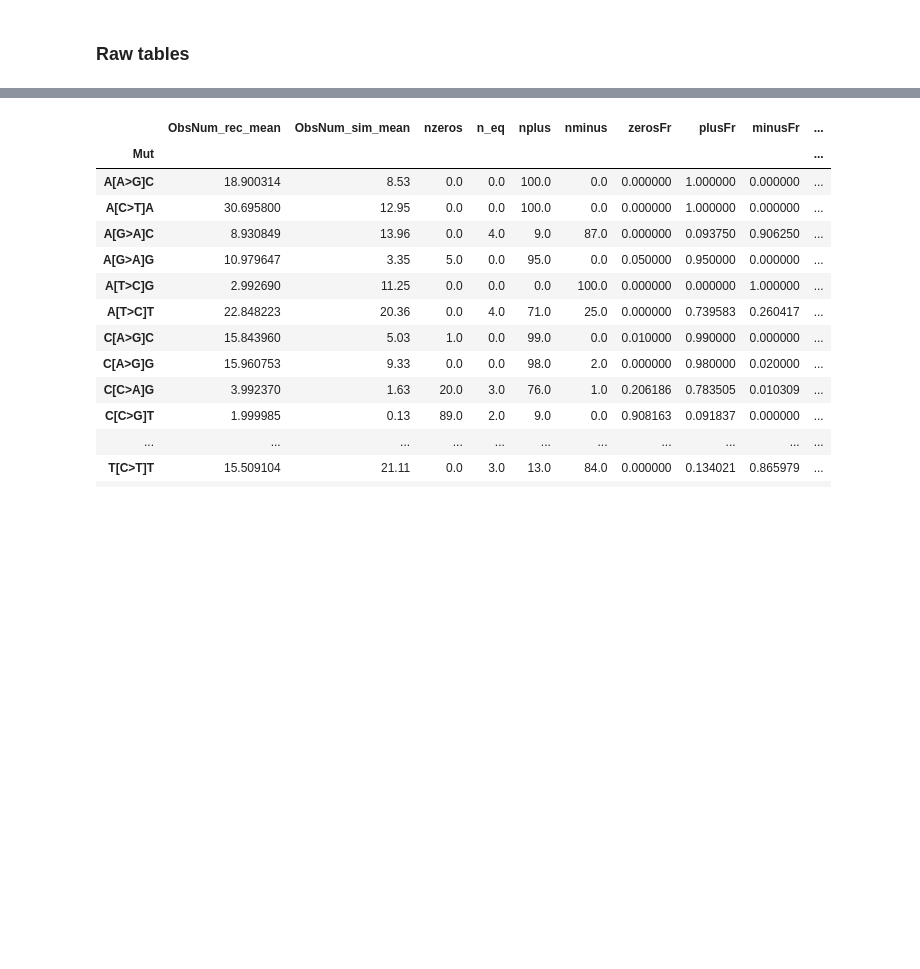
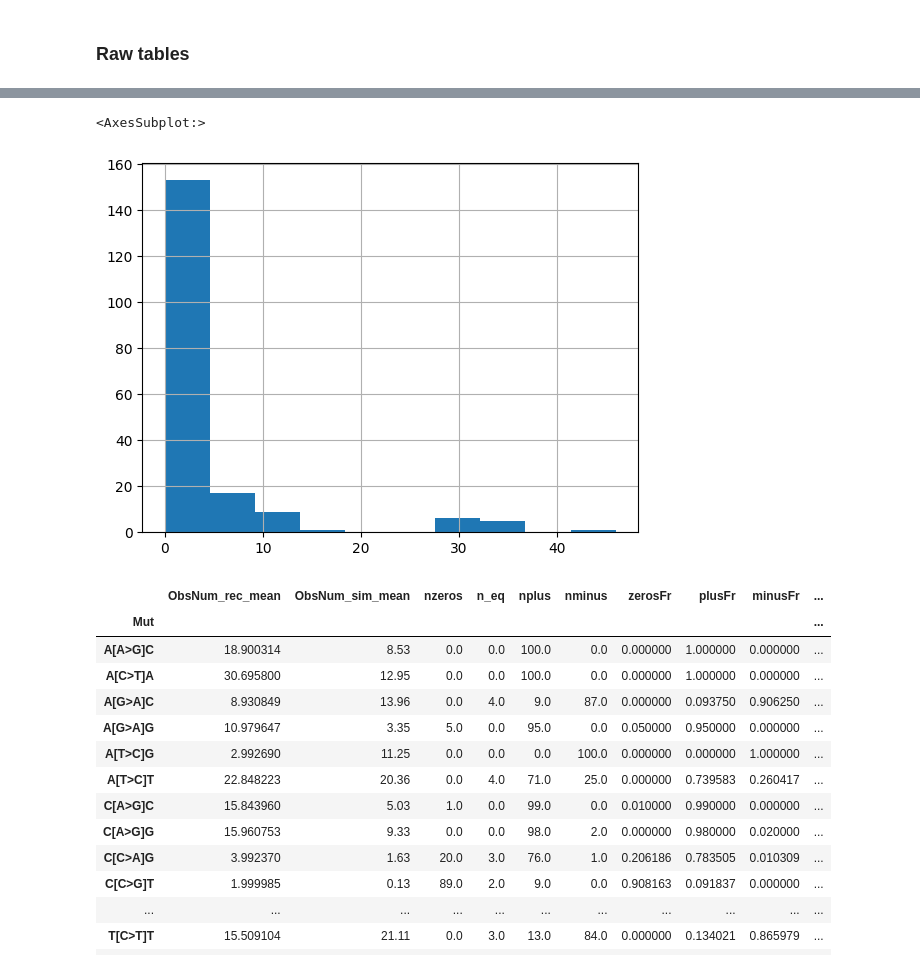
Before and after one commit to mitoclub/nemu-pipeline, a Jupyter notebook: notebooks/position_analysis.ipynb, the cells around one changed output, grey strips where cells are left out. Drawn from its saved outputs; the diff is of its cells as text; code cells hidden in the pictures; blank space fills up the shorter version.

Commit message:
update images and table about sbs under selection

```diff
--- a/notebooks/position_analysis.ipynb
+++ b/notebooks/position_analysis.ipynb
@@ -433,3 +457,8 @@ for lbl, data in zip(['human_cytb', 'human_cox1', 'human_nd1', 'mouse_cytb', 'mo
+# %%
+human_cytb["diff_stats"].n_eq.hist()
+# %% [output]
+<AxesSubplot:>
+[figure, added]
 # %%
 human_cox1["diff_stats_filtered"]
 # %% [output]
```
Also changed, not shown: parts of 10 cells of this notebook, 9 other files.
